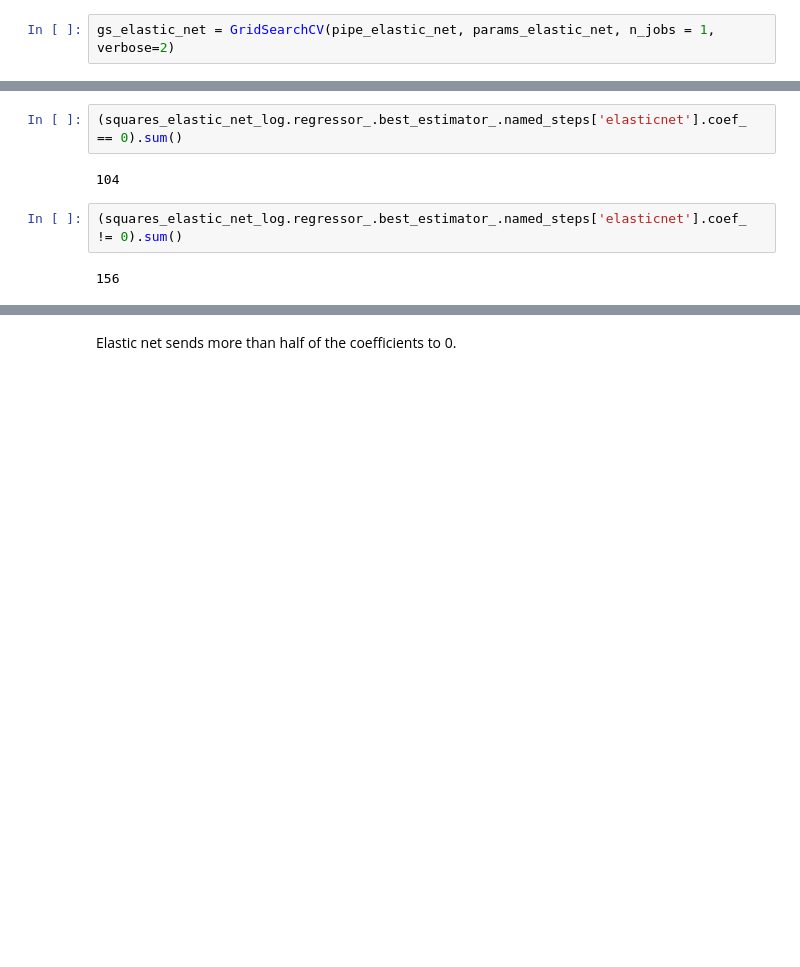
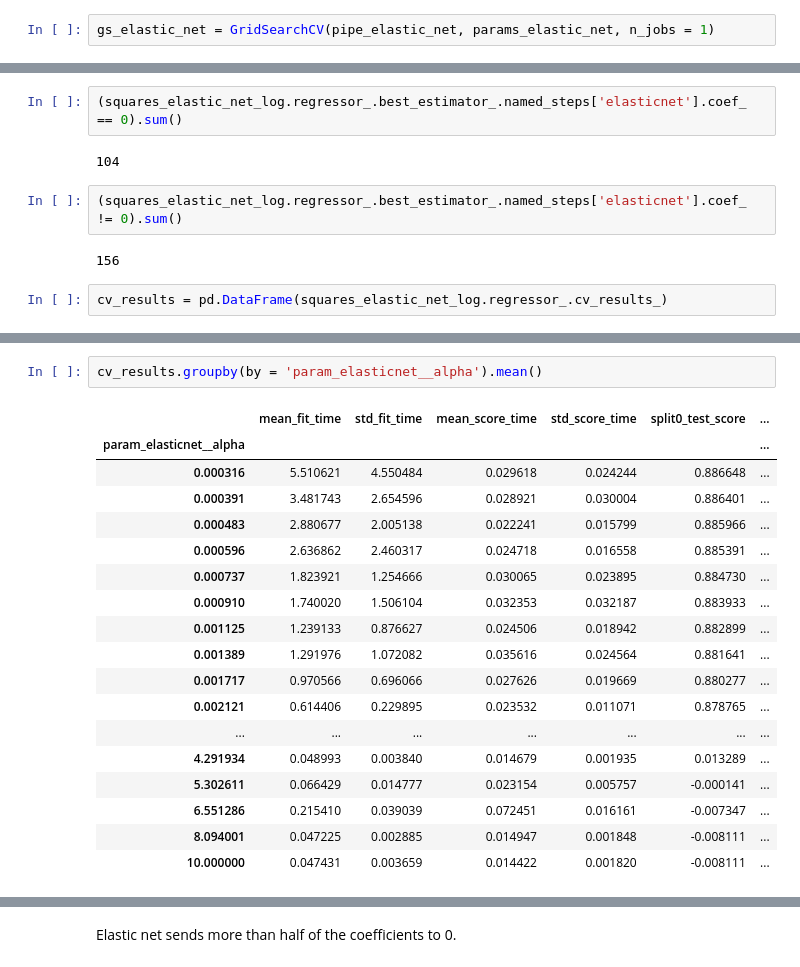
Before and after one commit to stevenlw-porpoise/Ames-Housing-Predictions, a Jupyter notebook: lr_model.ipynb, the cells around one changed output, grey strips where cells are left out. Saved outputs shown, nothing was run; the diff lists cells and outputs as text; blank space fills up the shorter version.

```diff
--- a/lr_model.ipynb
+++ b/lr_model.ipynb
@@ -345,7 +364,7 @@ params_elastic_net = {
     'elasticnet__l1_ratio': np.linspace(0.05, 0.5, 10)
 }
 # %%
-gs_elastic_net = GridSearchCV(pipe_elastic_net, params_elastic_net, n_jobs = 1, verbose=2)
+gs_elastic_net = GridSearchCV(pipe_elastic_net, params_elastic_net, n_jobs = 1)
 # %%
 squares_elastic_net_log = TransformedTargetRegressor(
     regressor = gs_elastic_net, func = np.log, inverse_func = np.exp
@@ -406,3 +443,5 @@ mean_squared_error(y, squares_elastic_net_log.predict(X_all), squared = False)
 (squares_elastic_net_log.regressor_.best_estimator_.named_steps['elasticnet'].coef_ != 0).sum()
 # %% [output]
 156
+# %%
+cv_results = pd.DataFrame(squares_elastic_net_log.regressor_.cv_results_)
@@ -408,0 +457,21 @@ mean_squared_error(y, squares_elastic_net_log.predict(X_all), squared = False)
+# %%
+cv_results.groupby(by = 'param_elasticnet__alpha').mean()
+# %% [output]
+|  | mean_fit_time | std_fit_time | mean_score_time | std_score_time | split0_test_score | ... |
+| param_elasticnet__alpha |  |  |  |  |  | ... |
+| 0.000316 | 5.510621 | 4.550484 | 0.029618 | 0.024244 | 0.886648 | ... |
+| 0.000391 | 3.481743 | 2.654596 | 0.028921 | 0.030004 | 0.886401 | ... |
+| 0.000483 | 2.880677 | 2.005138 | 0.022241 | 0.015799 | 0.885966 | ... |
+| 0.000596 | 2.636862 | 2.460317 | 0.024718 | 0.016558 | 0.885391 | ... |
+| 0.000737 | 1.823921 | 1.254666 | 0.030065 | 0.023895 | 0.884730 | ... |
+| 0.000910 | 1.740020 | 1.506104 | 0.032353 | 0.032187 | 0.883933 | ... |
+| 0.001125 | 1.239133 | 0.876627 | 0.024506 | 0.018942 | 0.882899 | ... |
+| 0.001389 | 1.291976 | 1.072082 | 0.035616 | 0.024564 | 0.881641 | ... |
+| 0.001717 | 0.970566 | 0.696066 | 0.027626 | 0.019669 | 0.880277 | ... |
+| 0.002121 | 0.614406 | 0.229895 | 0.023532 | 0.011071 | 0.878765 | ... |
+| ... | ... | ... | ... | ... | ... | ... |
+| 4.291934 | 0.048993 | 0.003840 | 0.014679 | 0.001935 | 0.013289 | ... |
+| 5.302611 | 0.066429 | 0.014777 | 0.023154 | 0.005757 | -0.000141 | ... |
+| 6.551286 | 0.215410 | 0.039039 | 0.072451 | 0.016161 | -0.007347 | ... |
+| 8.094001 | 0.047225 | 0.002885 | 0.014947 | 0.001848 | -0.008111 | ... |
+| 10.000000 | 0.047431 | 0.003659 | 0.014422 | 0.001820 | -0.008111 | ... |
```
Also changed, not shown: parts of 34 cells of this notebook.
